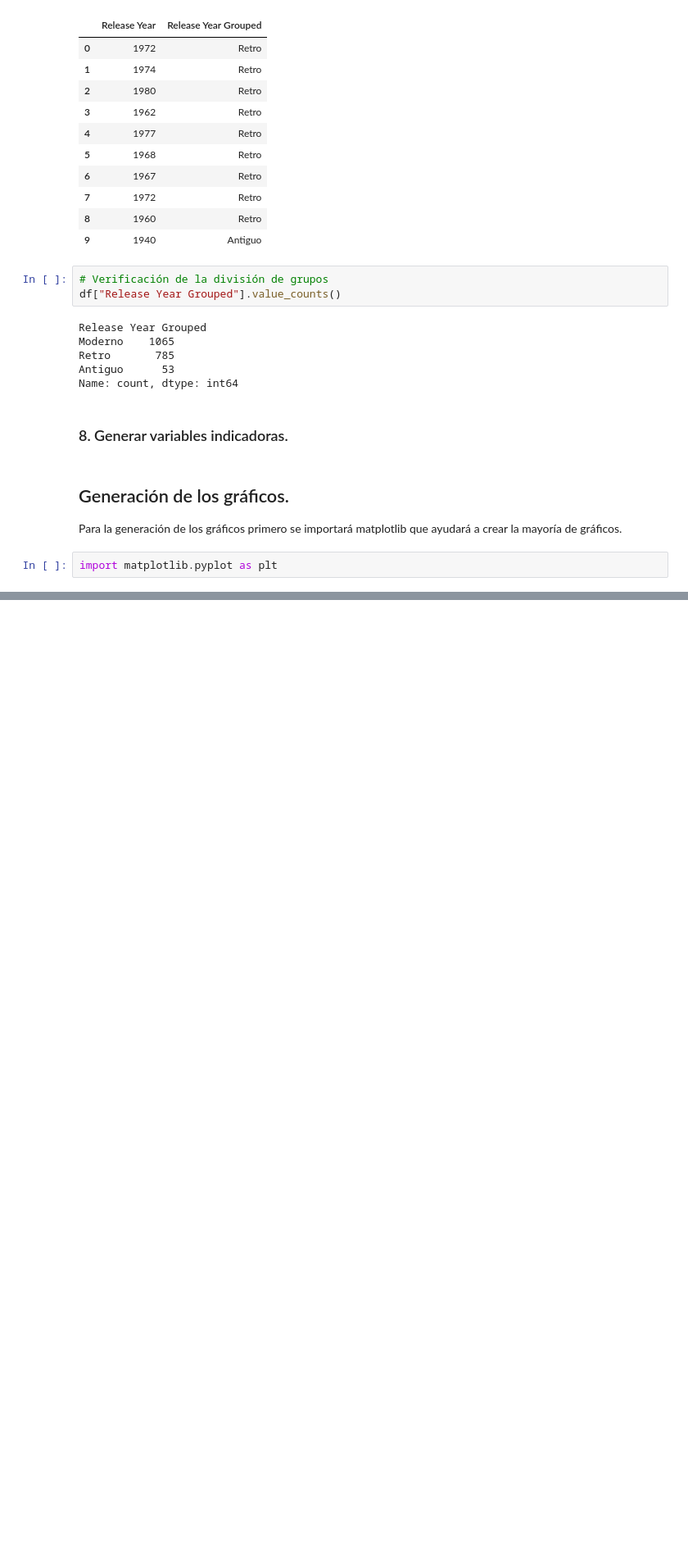
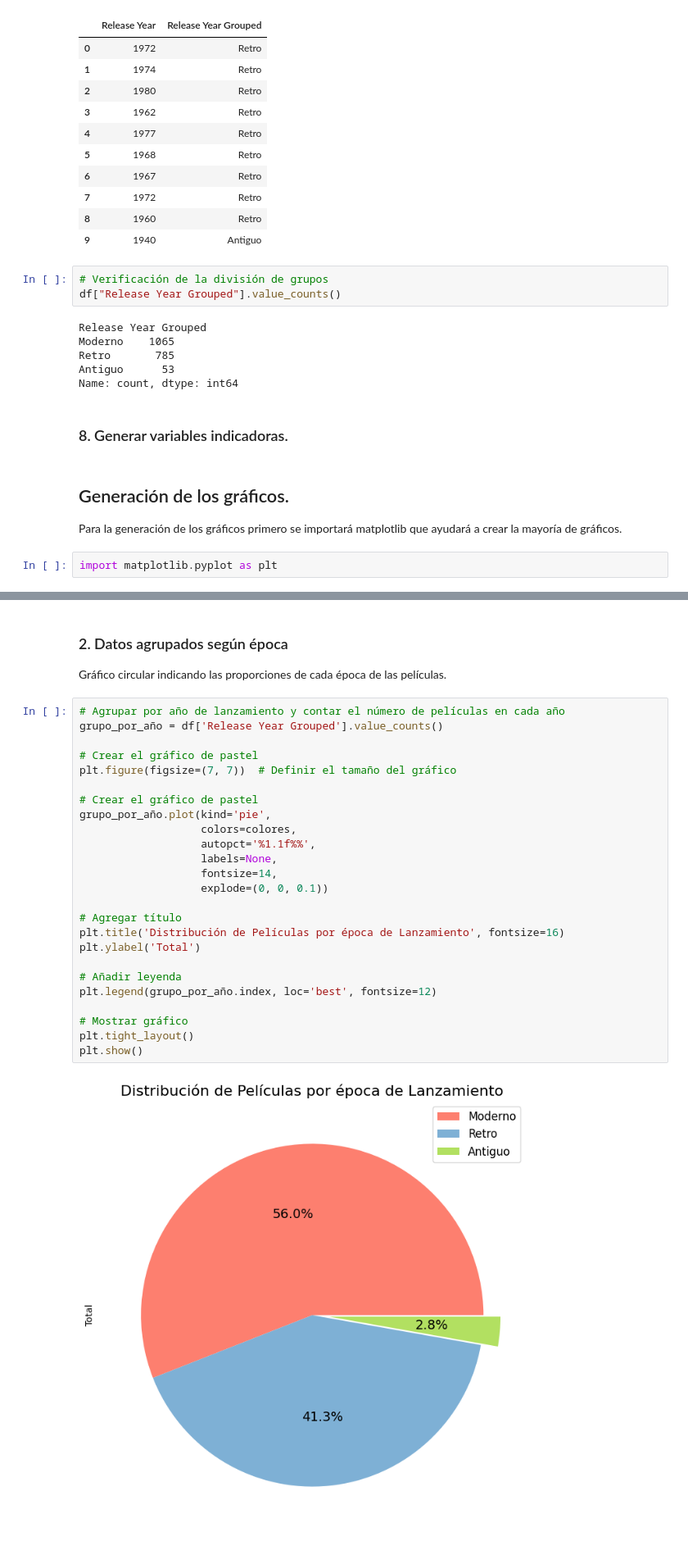
Before and after one commit to DiegoAraneda98/TCPD-Tarea-2, a Jupyter notebook: tarea2.ipynb, the cells around one changed output, grey strips where cells are left out. Shown at 82% size. Cells and saved outputs as stored; diff of their text form; blank space fills up the shorter version.

```diff
--- a/tarea2.ipynb
+++ b/tarea2.ipynb
@@ -326,0 +327,31 @@ plt.show()
+# %% [markdown]
+### 2. Datos agrupados según época
+
+Gráfico circular indicando las proporciones de cada época de las películas.
+# %%
+# Agrupar por año de lanzamiento y contar el número de películas en cada año
+grupo_por_año = df['Release Year Grouped'].value_counts()
+
+# Crear el gráfico de pastel
+plt.figure(figsize=(7, 7))  # Definir el tamaño del gráfico
+
+# Crear el gráfico de pastel
+grupo_por_año.plot(kind='pie',
+                   colors=colores,
+                   autopct='%1.1f%%',
+                   labels=None,
+                   fontsize=14,
+                   explode=(0, 0, 0.1))
+
+# Agregar título
+plt.title('Distribución de Películas por época de Lanzamiento', fontsize=16)
+plt.ylabel('Total')
+
+# Añadir leyenda
+plt.legend(grupo_por_año.index, loc='best', fontsize=12)
+
+# Mostrar gráfico
+plt.tight_layout()
+plt.show()
+# %% [output]
+[figure, added]
```
Also changed, not shown: parts of 2 cells of this notebook.
